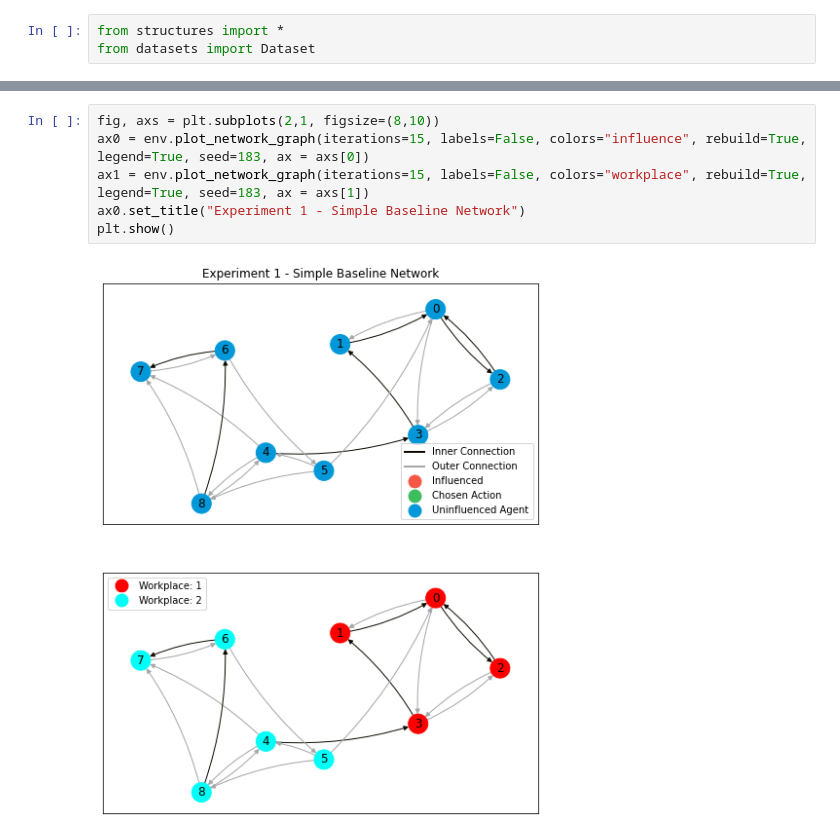
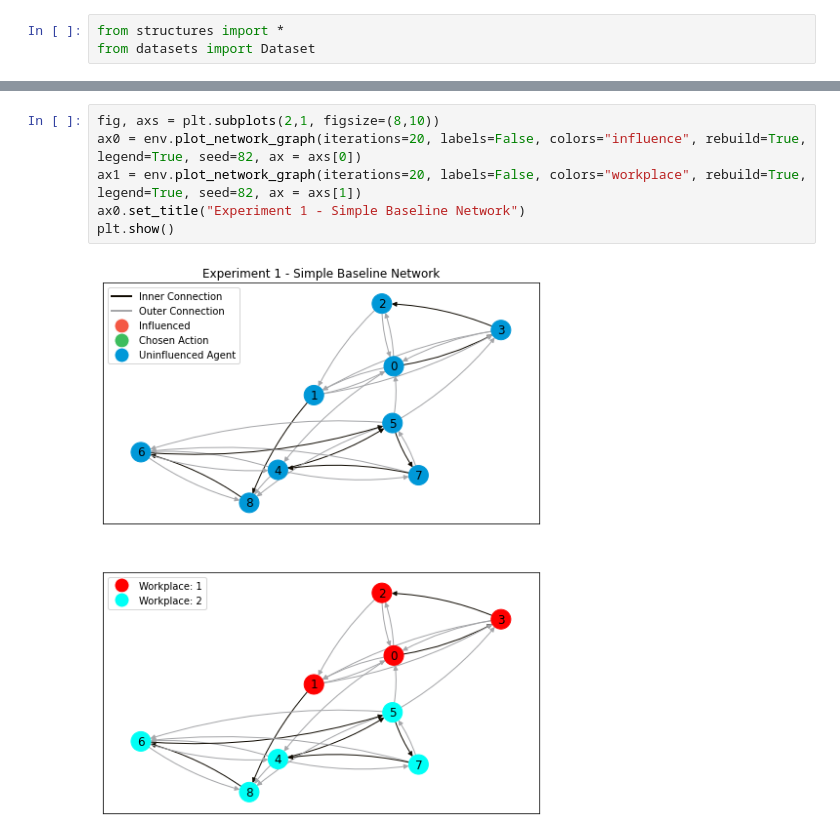
Before and after one commit to gpestre/CS182-final-project, a Jupyter notebook: notebooks/experiment_1.ipynb, the cells around one changed output, grey strips where cells are left out. Saved outputs shown, nothing was run; the diff lists cells and outputs as text.

```diff
--- a/notebooks/experiment_1.ipynb
+++ b/notebooks/experiment_1.ipynb
@@ -38,9 +44,9 @@ WARNING: Agent class was reset, which may cause agent_id conflicts with other si
 <Environment with 0/9 informed agents>
 # %%
 fig, axs = plt.subplots(2,1, figsize=(8,10))
-ax0 = env.plot_network_graph(iterations=15, labels=False, colors="influence", rebuild=True, legend=True, seed=183, ax = axs[0])
-ax1 = env.plot_network_graph(iterations=15, labels=False, colors="workplace", rebuild=True, legend=True, seed=183, ax = axs[1])
+ax0 = env.plot_network_graph(iterations=20, labels=False, colors="influence", rebuild=True, legend=True, seed=82, ax = axs[0])
+ax1 = env.plot_network_graph(iterations=20, labels=False, colors="workplace", rebuild=True, legend=True, seed=82, ax = axs[1])
 ax0.set_title("Experiment 1 - Simple Baseline Network")
 plt.show()
 # %% [output]
-[figure, old version]
+[figure, new version]
```
Also changed, not shown: parts of 22 cells of this notebook, 1 other file.
